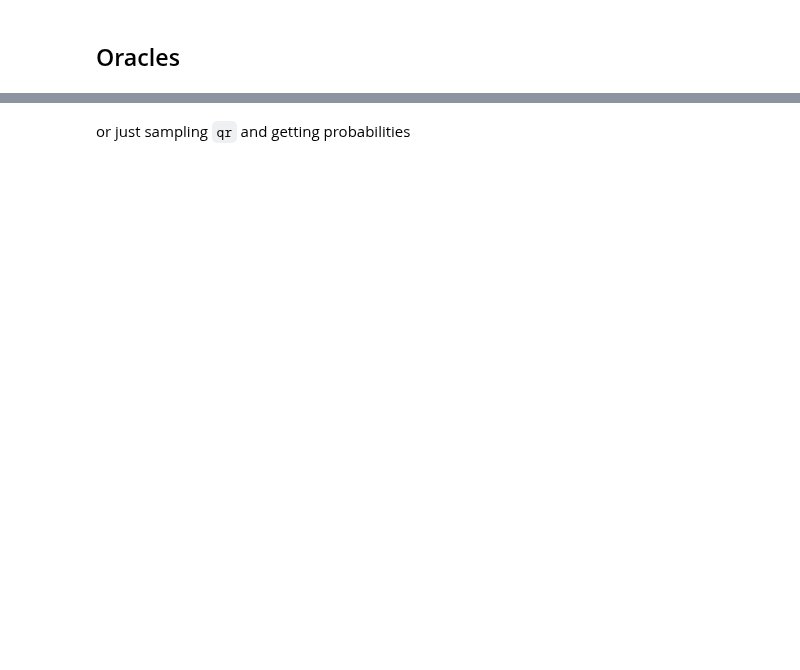
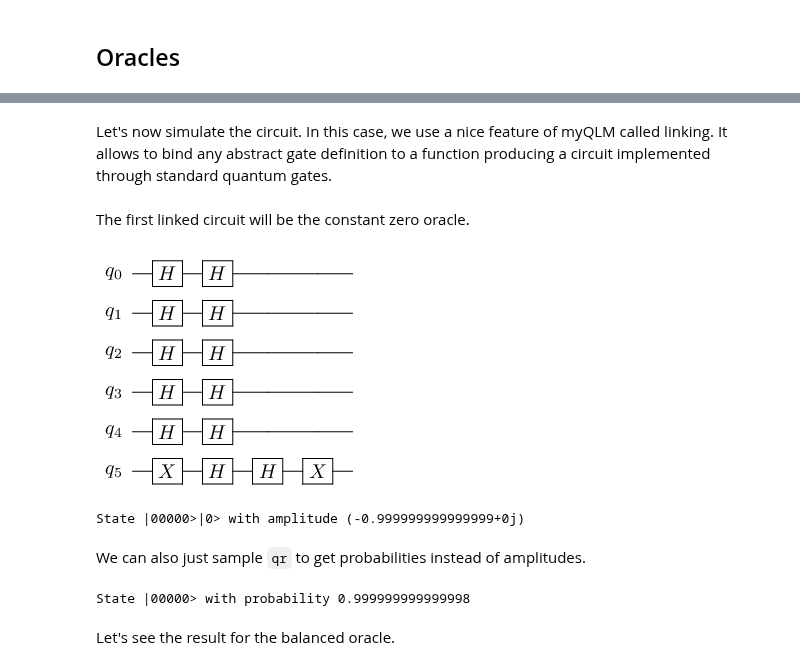
Before and after one commit to Polimi-Courses/myqlm-notebooks, a Jupyter notebook: polimi2022/algorithms/deutsch_jozsa.ipynb, the cells around one changed output, grey strips where cells are left out. Cells and saved outputs as stored; diff of their text form; code cells hidden in the pictures; blank space fills up the shorter version.

```diff
--- a/polimi2022/algorithms/deutsch_jozsa.ipynb
+++ b/polimi2022/algorithms/deutsch_jozsa.ipynb
@@ -47,6 +64,6 @@ Define the two oracles
 # %%
 @build_gate("MyOracle", [int])
-def constant_oracle(nqubits):
+def constant_zero_oracle(nqubits):
     qrout = QRoutine()
     qreg = qrout.new_wires(nqubits)
     qout = qrout.new_wires(1)
@@ -66,14 +96,27 @@ Link a proper oracle
+# %% [markdown]
+Let's now simulate the circuit. In this case, we use a nice feature of myQLM called linking. It allows to bind any abstract gate definition to a function producing a circuit implemented through standard quantum gates.
+# %% [markdown]
+The first linked circuit will be the constant zero oracle.
 # %%
-circ = pr.to_circ(link=[constant_oracle])
-res = qpu.submit(circ.to_job())
-for sample in res:
-    print(f"State {sample.state} with amplitude {sample.amplitude}")
+circ = pr.to_circ(link=[constant_zero_oracle])
+%qatdisplay circ --depth=1
+# %% [output]
+[figure, added]
+# %%
+res = qpu.submit(circ.to_job())
+for sample in res:
+    print(f"State {sample.state} with amplitude {sample.amplitude}")
+# %% [output]
+State |00000>|0> with amplitude (-0.999999999999999+0j)
 # %% [markdown]
-or just sampling `qr` and getting probabilities
+We can also just sample `qr` to get probabilities instead of amplitudes.
 # %%
-circ = pr.to_circ(link=[constant_oracle])
 res = qpu.submit(circ.to_job(qubits=[qr]))
 for sample in res:
     print(f"State {sample.state} with probability {sample.probability}")
+# %% [output]
+State |00000> with probability 0.999999999999998
+# %% [markdown]
+Let's see the result for the balanced oracle.
 # %%
 circ = pr.to_circ(link=[balanced_oracle])
```
Also changed, not shown: parts of 22 cells of this notebook, 10 other files.
